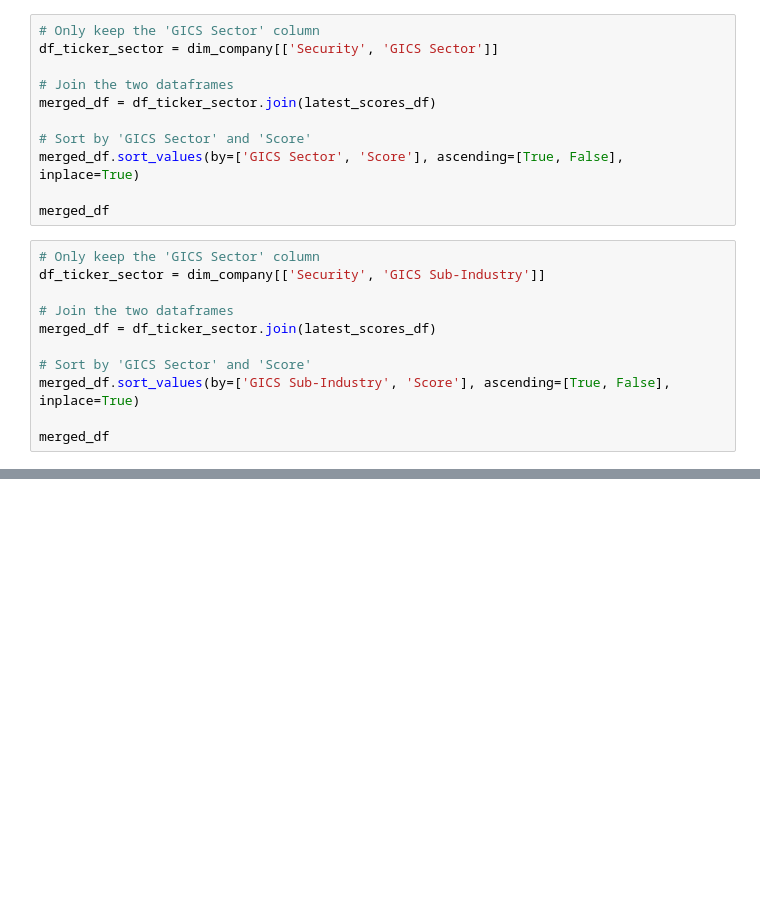
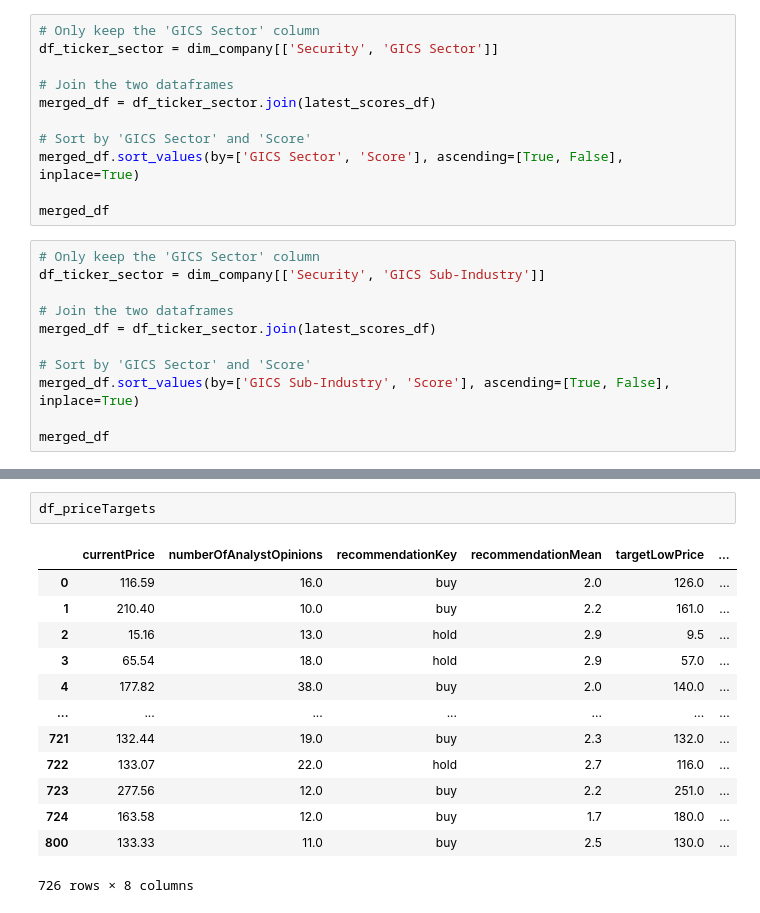
Before and after one commit to cfuru/Azure-Functions, a Jupyter notebook: func-yahoo-scraper-001/test_yahooquery.ipynb, the cells around one changed output, grey strips where cells are left out. Cells and saved outputs as stored; diff of their text form; blank space fills up the shorter version.

```diff
--- a/func-yahoo-scraper-001/test_yahooquery.ipynb
+++ b/func-yahoo-scraper-001/test_yahooquery.ipynb
@@ -204,0 +267,16 @@ merged_df
+# %%
+df_priceTargets
+# %% [output]
+|  | currentPrice | numberOfAnalystOpinions | recommendationKey | recommendationMean | targetLowPrice | ... |
+| 0 | 116.59 | 16.0 | buy | 2.0 | 126.0 | ... |
+| 1 | 210.40 | 10.0 | buy | 2.2 | 161.0 | ... |
+| 2 | 15.16 | 13.0 | hold | 2.9 | 9.5 | ... |
+| 3 | 65.54 | 18.0 | hold | 2.9 | 57.0 | ... |
+| 4 | 177.82 | 38.0 | buy | 2.0 | 140.0 | ... |
+| ... | ... | ... | ... | ... | ... | ... |
+| 721 | 132.44 | 19.0 | buy | 2.3 | 132.0 | ... |
+| 722 | 133.07 | 22.0 | hold | 2.7 | 116.0 | ... |
+| 723 | 277.56 | 12.0 | buy | 2.2 | 251.0 | ... |
+| 724 | 163.58 | 12.0 | buy | 1.7 | 180.0 | ... |
+| 800 | 133.33 | 11.0 | buy | 2.5 | 130.0 | ... |
+726 rows × 8 columns
```
Also changed, not shown: parts of 19 cells of this notebook, 21 other files.
